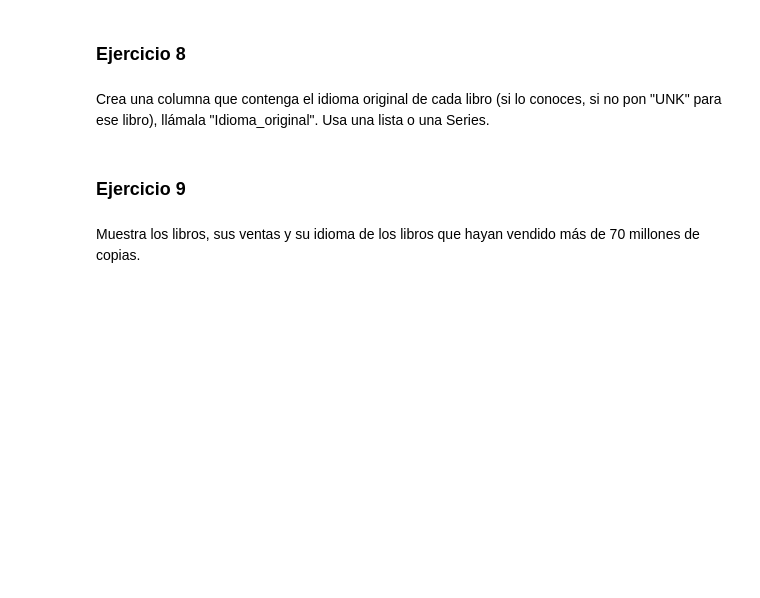
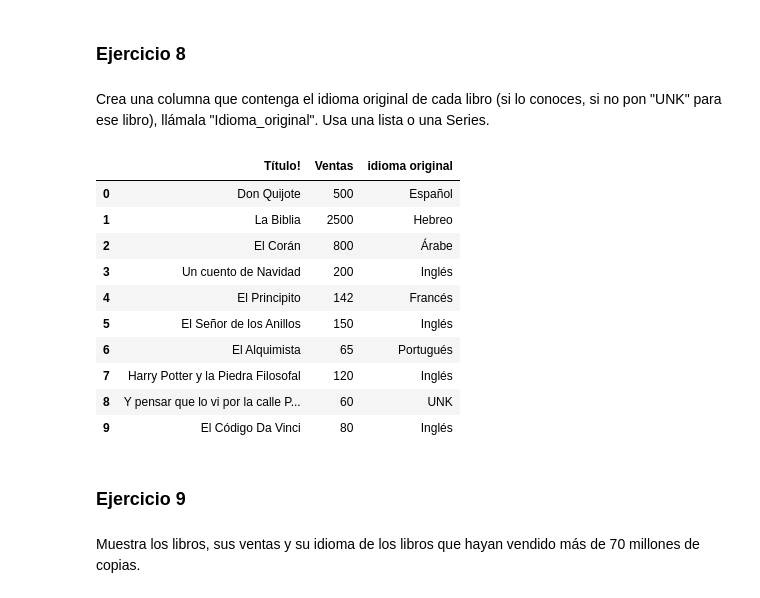
Before and after one commit to draranguez/DS-Online_DanielR, a Jupyter notebook: 02_Herramientas_Avanzadas/Sprint_04/Unidad_01_Pandas_I/02_Ejercicios_Workout/16_Ejercicios_Seleccion.ipynb, the cells around one changed output. Cells and saved outputs as stored; diff of their text form; code cells hidden in the pictures; blank space fills up the shorter version.

```diff
--- a/02_Herramientas_Avanzadas/Sprint_04/Unidad_01_Pandas_I/02_Ejercicios_Workout/16_Ejercicios_Seleccion.ipynb
+++ b/02_Herramientas_Avanzadas/Sprint_04/Unidad_01_Pandas_I/02_Ejercicios_Workout/16_Ejercicios_Seleccion.ipynb
@@ -29,3 +31,6 @@ books = ['Don Quijote',
 ### Ejercicio 1
 # %% [markdown]
 Crea una serie de Pandas y asignala a `top_books` que tenga por valores los libros en millones vendidos (es decir `ventas`) y como índice los títulos de los libros (Están alineados es decir el número en la posición 5 de `ventas` corresponde con el título en la posición 5 de `books`, y así con todos)
+# %%
+top_books=pd.Series(ventas, index=books)
+top_books
@@ -33,3 +50,6 @@ Crea una serie de Pandas y asignala a `top_books` que tenga por valores los libr
 ### Ejercicio 2
 # %% [markdown]
 Muestra los títulos y sus ventas con el string formateado f"{titulo_libro} ha vendido {venta_libro} millones de unidades estimadas", utiliza un método de Series que sea equivalente a uno de diccionarios de Python.
+# %%
+for libro, ventas in top_books.items():  #para desempaquetar una serie necesito un .items()
+    print(f" El libro {libro} ha vendido {ventas} millones de unidades estimadas")
@@ -49,3 +132,6 @@ Crea una serie ahora sólo con los 4 primeros títulos de los libros como valore
 ### Ejercicio 6
 # %% [markdown]
 Crea un `DataFrame` con dos columnas "Título!" y "Ventas" a partir de las dos listas iniciales. Muestra la columna "Ventas" de dos formas diferentes.
+# %%
+df = pd.DataFrame({"Título!": books, "Ventas": ventas})
+df
@@ -57,6 +169,34 @@ Muestra la columna del título como si fuera el acceso a un diccionario y como u
 ### Ejercicio 8
 # %% [markdown]
 Crea una columna que contenga el idioma original de cada libro (si lo conoces, si no pon "UNK" para ese libro), llámala "Idioma_original". Usa una lista o una Series.
+# %%
+idiomas = [
+    "Español",      # Don Quijote
+    "Hebreo",       # La Biblia (varias partes)
+    "Árabe",        # El Corán
+    "Inglés",       # Un cuento de Navidad
+    "Francés",      # El Principito
+    "Inglés",       # El Señor de los Anillos
+    "Portugués",    # El Alquimista
+    "Inglés",       # Harry Potter y la Piedra Filosofal
+    "UNK",          # Y pensar que lo vi por la calle Porvenir
+    "Inglés"        # El Código Da Vinci
+]
+
+df["idioma original"]=idiomas
+df
+# %% [output]
+|  | Título! | Ventas | idioma original |
+| 0 | Don Quijote | 500 | Español |
+| 1 | La Biblia | 2500 | Hebreo |
+| 2 | El Corán | 800 | Árabe |
+| 3 | Un cuento de Navidad | 200 | Inglés |
+| 4 | El Principito | 142 | Francés |
+| 5 | El Señor de los Anillos | 150 | Inglés |
+| 6 | El Alquimista | 65 | Portugués |
+| 7 | Harry Potter y la Piedra Filosofal | 120 | Inglés |
+| 8 | Y pensar que lo vi por la calle P... | 60 | UNK |
+| 9 | El Código Da Vinci | 80 | Inglés |
 # %% [markdown]
 ### Ejercicio 9
 # %% [markdown]
```
Also changed, not shown: parts of 12 cells of this notebook, 1 other file.
